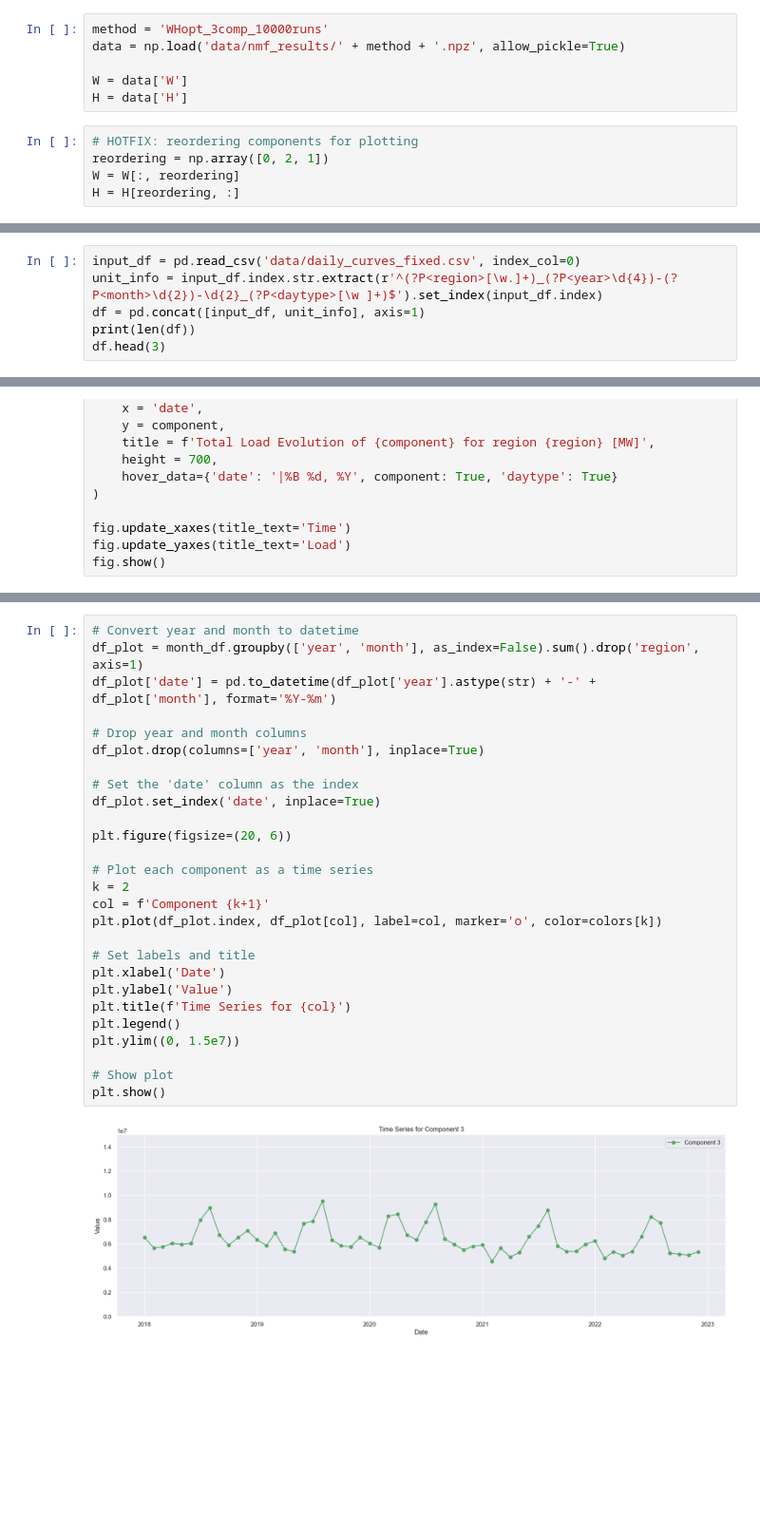
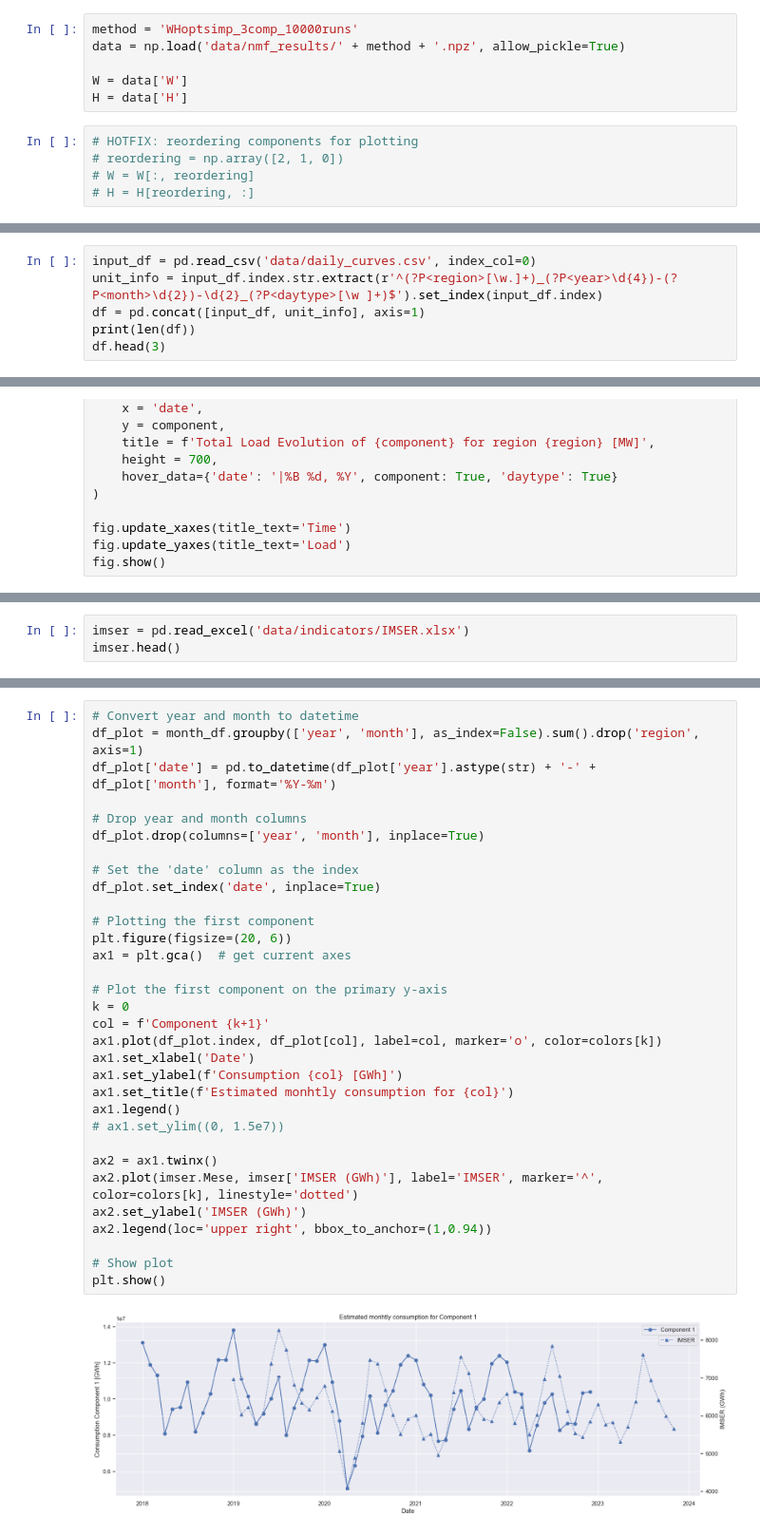
Before and after one commit to gkchln/load_bss, a Jupyter notebook: DecomposeLoad.ipynb, the cells around one changed output, grey strips where cells are left out. Shown at 95% size. Cells and saved outputs as stored; diff of their text form; blank space fills up the shorter version.

Commit message:
Add comparison with indicators

```diff
--- a/DecomposeLoad.ipynb
+++ b/DecomposeLoad.ipynb
@@ -59,15 +65,15 @@ daytype_order = [
 # %% [markdown]
 # Load selected model and input data
 # %%
-method = 'WHopt_3comp_10000runs'
+method = 'WHoptsimp_3comp_10000runs'
 data = np.load('data/nmf_results/' + method + '.npz', allow_pickle=True)
 
 W = data['W']
 H = data['H']
 # %%
 # HOTFIX: reordering components for plotting
-reordering = np.array([0, 2, 1])
-W = W[:, reordering]
-H = H[reordering, :]
+# reordering = np.array([2, 1, 0])
+# W = W[:, reordering]
+# H = H[reordering, :]
 # %%
 fig, ax = plot_components(H, labels=['$S_1^*$', '$S_2^*$', '$S_3^*$'], marker=None, linewidth=1.5, figsize=(7, 5))
@@ -78,5 +83,5 @@ ax.set_ylim((0,0.06))
 # %%
-input_df = pd.read_csv('data/daily_curves_fixed.csv', index_col=0)
+input_df = pd.read_csv('data/daily_curves.csv', index_col=0)
 unit_info = input_df.index.str.extract(r'^(?P<region>[\w.]+)_(?P<year>\d{4})-(?P<month>\d{2})-\d{2}_(?P<daytype>[\w ]+)$').set_index(input_df.index)
 df = pd.concat([input_df, unit_info], axis=1)
 print(len(df))
@@ -306,0 +313,3 @@ month_df.groupby(['year', 'month'], as_index=False).sum().drop('region', axis=1)
+# %%
+imser = pd.read_excel('data/indicators/IMSER.xlsx')
+imser.head()
@@ -307,29 +344,34 @@ month_df.groupby(['year', 'month'], as_index=False).sum().drop('region', axis=1)
 # %%
 # Convert year and month to datetime
 df_plot = month_df.groupby(['year', 'month'], as_index=False).sum().drop('region', axis=1)
 df_plot['date'] = pd.to_datetime(df_plot['year'].astype(str) + '-' + df_plot['month'], format='%Y-%m')
 
 # Drop year and month columns
 df_plot.drop(columns=['year', 'month'], inplace=True)
 
 # Set the 'date' column as the index
 df_plot.set_index('date', inplace=True)
 
+# Plotting the first component
 plt.figure(figsize=(20, 6))
+ax1 = plt.gca()  # get current axes
 
-# Plot each component as a time series
-k = 2
+# Plot the first component on the primary y-axis
+k = 0
 col = f'Component {k+1}'
-plt.plot(df_plot.index, df_plot[col], label=col, marker='o', color=colors[k])
+ax1.plot(df_plot.index, df_plot[col], label=col, marker='o', color=colors[k])
+ax1.set_xlabel('Date')
+ax1.set_ylabel(f'Consumption {col} [GWh]')
+ax1.set_title(f'Estimated monhtly consumption for {col}')
+ax1.legend()
+# ax1.set_ylim((0, 1.5e7))
 
-# Set labels and title
-plt.xlabel('Date')
-plt.ylabel('Value')
-plt.title(f'Time Series for {col}')
-plt.legend()
-plt.ylim((0, 1.5e7))
+ax2 = ax1.twinx()
+ax2.plot(imser.Mese, imser['IMSER (GWh)'], label='IMSER', marker='^', color=colors[k], linestyle='dotted')
+ax2.set_ylabel('IMSER (GWh)')
+ax2.legend(loc='upper right', bbox_to_anchor=(1,0.94))
 
 # Show plot
 plt.show()
 # %% [output]
-[figure, old version]
+[figure, new version]
```
Also changed, not shown: parts of 25 cells of this notebook.
